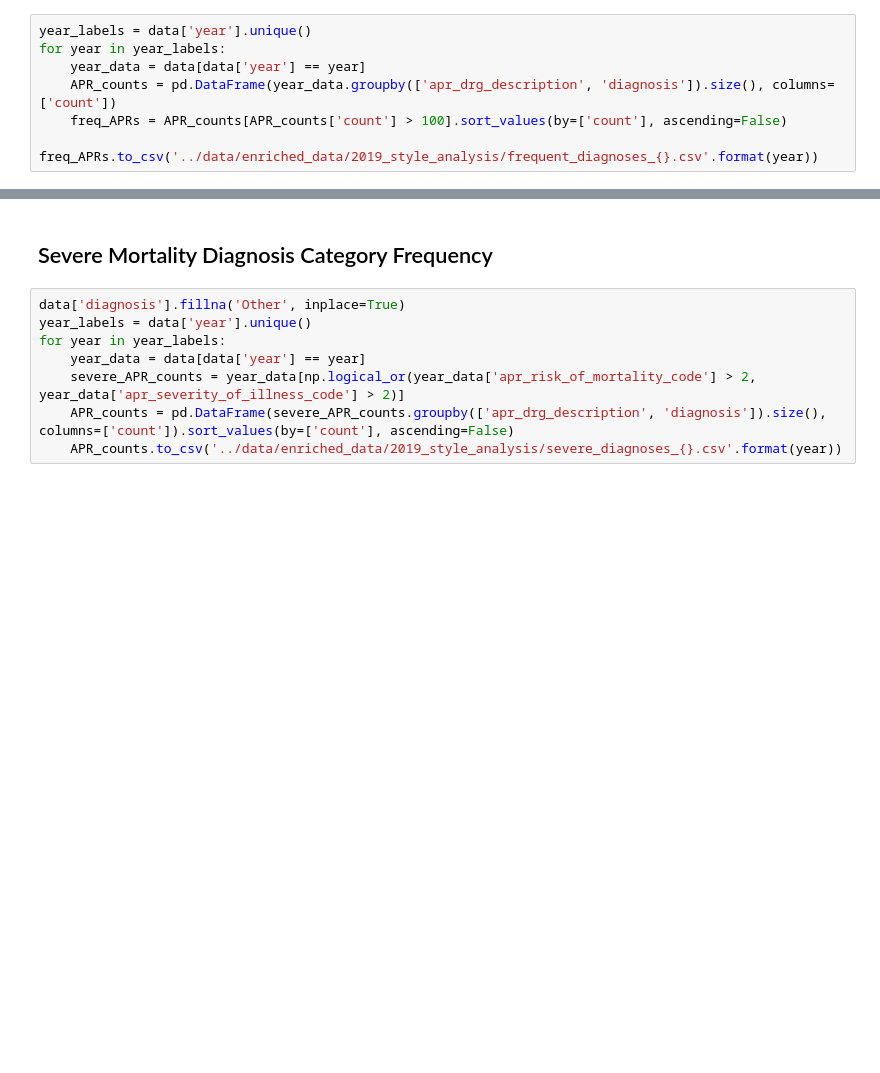
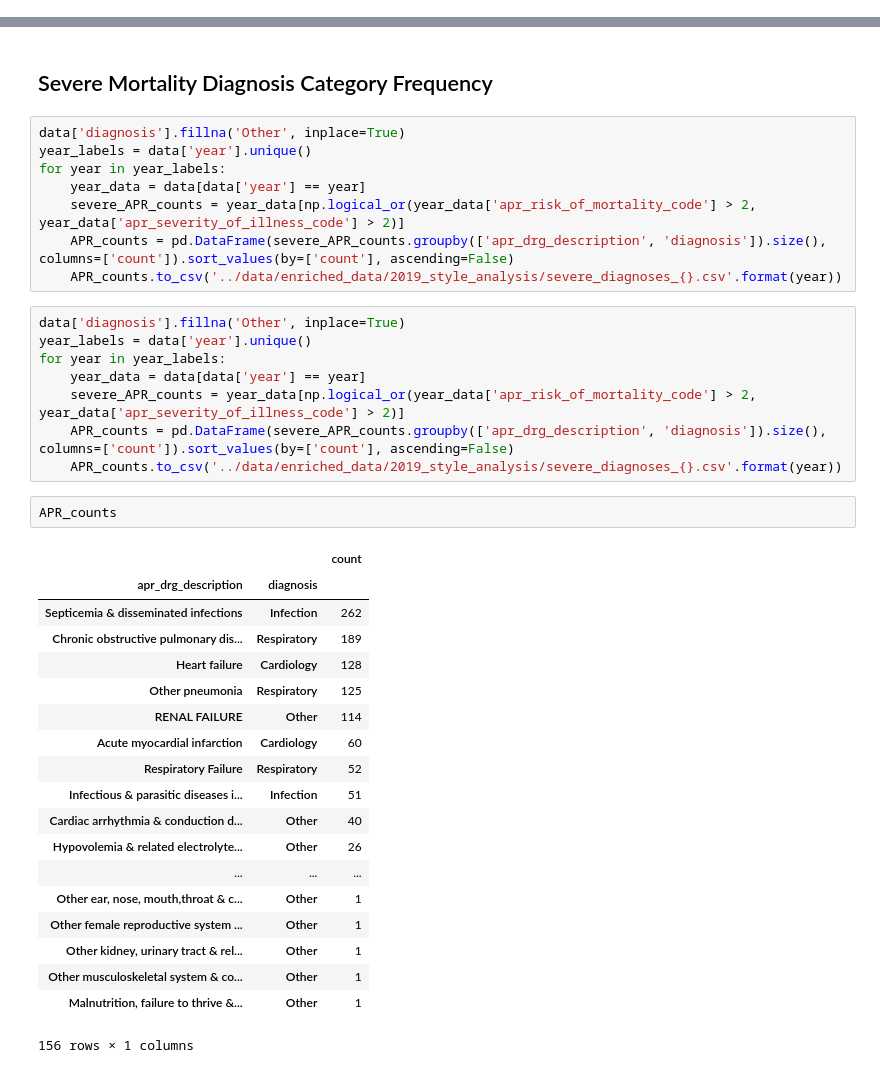
Before and after one commit to mmakutonin/DOH-Data-Analysis, a Jupyter notebook: python_workflows/2019 DOH Analysis Automation.ipynb, the cells around one changed output, grey strips where cells are left out. Cells and saved outputs as stored; diff of their text form; blank space fills up the shorter version.

```diff
--- a/python_workflows/2019 DOH Analysis Automation.ipynb
+++ b/python_workflows/2019 DOH Analysis Automation.ipynb
@@ -103,7 +119,0 @@ for year in year_labels:
-# %%
-year_labels = data['year'].unique()
-for year in year_labels:
-    year_data = data[data['year'] == year]
-    APR_counts = pd.DataFrame(year_data.groupby(['apr_drg_description', 'diagnosis']).size(), columns=['count'])
-    freq_APRs = APR_counts[APR_counts['count'] > 100].sort_values(by=['count'], ascending=False)
-    freq_APRs.to_csv('../data/enriched_data/2019_style_analysis/frequent_diagnoses_{}.csv'.format(year))
@@ -117,3 +194,33 @@ for year in year_labels:
     severe_APR_counts = year_data[np.logical_or(year_data['apr_risk_of_mortality_code'] > 2, year_data['apr_severity_of_illness_code'] > 2)]
     APR_counts = pd.DataFrame(severe_APR_counts.groupby(['apr_drg_description', 'diagnosis']).size(), columns=['count']).sort_values(by=['count'], ascending=False)
     APR_counts.to_csv('../data/enriched_data/2019_style_analysis/severe_diagnoses_{}.csv'.format(year))
+# %%
+data['diagnosis'].fillna('Other', inplace=True)
+year_labels = data['year'].unique()
+for year in year_labels:
+    year_data = data[data['year'] == year]
+    severe_APR_counts = year_data[np.logical_or(year_data['apr_risk_of_mortality_code'] > 2, year_data['apr_severity_of_illness_code'] > 2)]
+    APR_counts = pd.DataFrame(severe_APR_counts.groupby(['apr_drg_description', 'diagnosis']).size(), columns=['count']).sort_values(by=['count'], ascending=False)
+    APR_counts.to_csv('../data/enriched_data/2019_style_analysis/severe_diagnoses_{}.csv'.format(year))
+# %%
+APR_counts
+# %% [output]
+|  |  | count |
+| apr_drg_description | diagnosis |  |
+| Septicemia & disseminated infections | Infection | 262 |
+| Chronic obstructive pulmonary dis... | Respiratory | 189 |
+| Heart failure | Cardiology | 128 |
+| Other pneumonia | Respiratory | 125 |
+| RENAL FAILURE | Other | 114 |
+| Acute myocardial infarction | Cardiology | 60 |
+| Respiratory Failure | Respiratory | 52 |
+| Infectious & parasitic diseases i... | Infection | 51 |
+| Cardiac arrhythmia & conduction d... | Other | 40 |
+| Hypovolemia & related electrolyte... | Other | 26 |
+| ... | ... | ... |
+| Other ear, nose, mouth,throat & c... | Other | 1 |
+| Other female reproductive system ... | Other | 1 |
+| Other kidney, urinary tract & rel... | Other | 1 |
+| Other musculoskeletal system & co... | Other | 1 |
+| Malnutrition, failure to thrive &... | Other | 1 |
+156 rows × 1 columns
```
Also changed, not shown: parts of 9 cells of this notebook, 3 other files.
